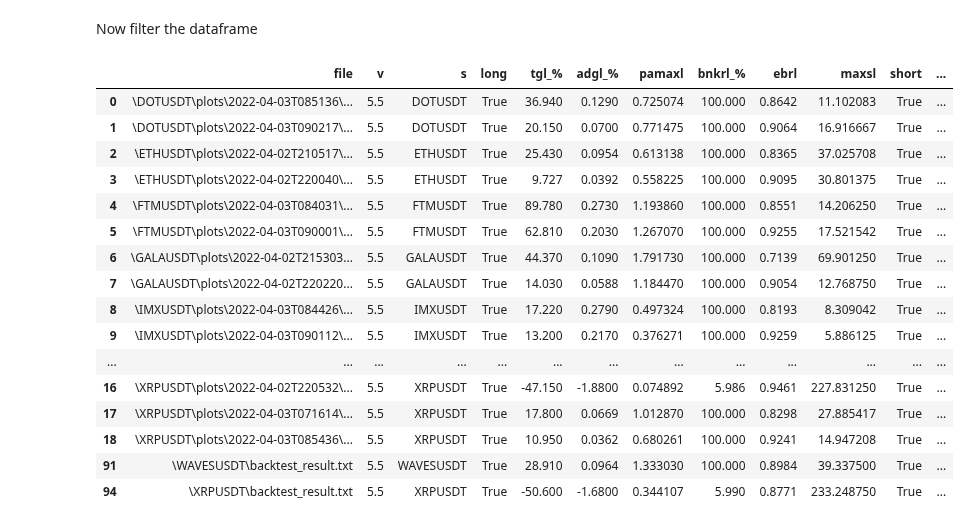
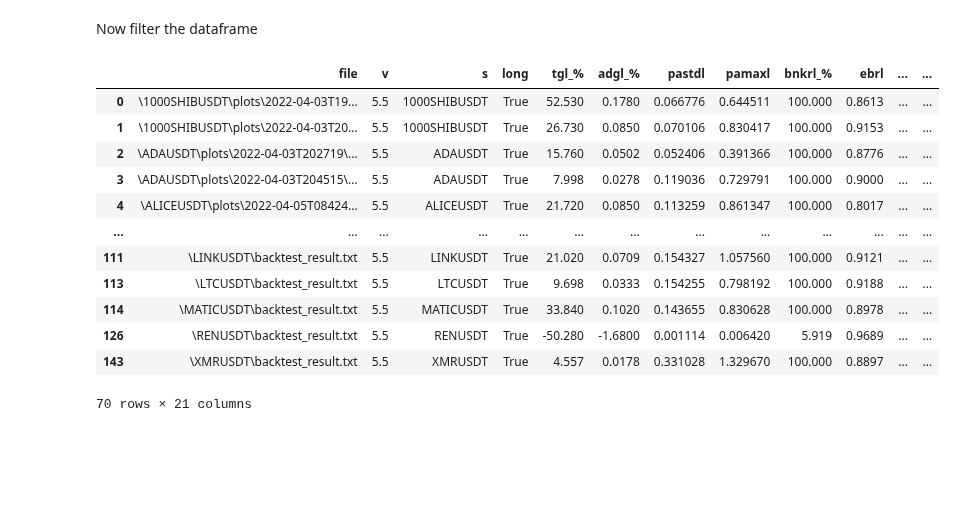
Before and after one commit to shroukkhan/passivbot, a Jupyter notebook: analyze_result.ipynb, the cells around one changed output. Drawn from its saved outputs; the diff is of its cells as text; code cells hidden in the pictures; blank space fills up the shorter version.

```diff
--- a/analyze_result.ipynb
+++ b/analyze_result.ipynb
@@ -55,6 +55,8 @@ for filename in files:
                     d['maxsl'] = float(value.replace('%', '').strip())/24
                 if key == 'Price action distance max' and current_state == 'long':
                     d['pamaxl'] = float(value.replace('%', '').strip())
+                if key == 'Price action distance std' and current_state == 'long':
+                    d['pastdl'] = float(value.strip())
 
                 if key == 'Total gain' and current_state == 'short':
                     d['tgs_%'] = float(value.replace('%', '').strip())
@@ -68,6 +70,8 @@ for filename in files:
                     d['maxss'] = float(value.replace('%', '').strip())/24
                 if key == 'Price action distance max' and current_state == 'short':
                     d['pamaxs'] = float(value.replace('%', '').strip())
+                if key == 'Price action distance std' and current_state == 'short':
+                    d['pastds'] = float(value.strip())
 
         d['prod'] = False
         big_data = big_data.append(d, ignore_index=True)
@@ -115,6 +119,9 @@ for filename in files:
                     d['maxsl'] = float(value.replace('%', '').strip())/24
                 if key == 'Price action distance max' and current_state == 'long':
                     d['pamaxl'] = float(value.replace('%', '').strip())
+                if key == 'Price action distance std' and current_state == 'long':
+                    d['pastdl'] = float(value.strip())
+
 
                 if key == 'Total gain' and current_state == 'short':
                     d['tgs_%'] = float(value.replace('%', '').strip())
@@ -128,6 +135,8 @@ for filename in files:
                     d['maxss'] = float(value.replace('%', '').strip())/24
                 if key == 'Price action distance max' and current_state == 'short':
                     d['pamaxs'] = float(value.replace('%', '').strip())
+                if key == 'Price action distance std' and current_state == 'short':
+                    d['pastds'] = float(value.strip())
 
         d['prod'] = True
         big_data = big_data.append(d, ignore_index=True)
@@ -153,61 +162,64 @@ Now filter the dataframe
 allowed_symbols = ["ETHUSDT", "XRPUSDT", "1000SHIBUSDT", "DOGEUSDT", "ADAUSDT",
                    "BNBUSDT", "MATICUSDT", "DOTUSDT", "SANDUSDT", "FTMUSDT",
                    "LTCUSDT", "LINKUSDT", "MANAUSDT", "ETCUSDT", "EOSUSDT",
                    "ATOMUSDT", "FILUSDT", "ICPUSDT", "ALICEUSDT", "LRCUSDT",
                    "BCHUSDT", "SUSHIUSDT", "XTZUSDT", "THETAUSDT", "CRVUSDT",
                    "ALGOUSDT", "CHZUSDT", "TRXUSDT", "VETUSDT", "CHRUSDT",
                    "ONEUSDT", "OMGUSDT", "XLMUSDT", "RUNEUSDT", "ENJUSDT",
                    "CELRUSDT", "SXPUSDT", "1INCHUSDT", "SRMUSDT", "COTIUSDT",
                    "ZECUSDT", "QTUMUSDT", "GRTUSDT", "DENTUSDT", "SFPUSDT",
                    "STORJUSDT", "IOTAUSDT", "HOTUSDT", "NEOUSDT", "COMPUSDT",
                    "LINAUSDT", "KAVAUSDT", "BATUSDT", "WAVESUSDT", "IOSTUSDT",
                    "ALPHAUSDT", "RLCUSDT", "HBARUSDT", "DODOUSDT", "XMRUSDT",
                    "SNXUSDT", "ANKRUSDT", "DASHUSDT", "REEFUSDT", "ZENUSDT",
                    "CVCUSDT", "RENUSDT", "ICXUSDT", "RSRUSDT", "SKLUSDT",
                    "NKNUSDT", "BELUSDT", "ONTUSDT", "OGNUSDT", "BLZUSDT",
                    "MTLUSDT", "CTKUSDT", "RVNUSDT", "LITUSDT", "MKRUSDT",
                    "OCEANUSDT", "ZILUSDT", "UNFIUSDT", "BANDUSDT", "YFIIUSDT",
                    "TOMOUSDT", "TRBUSDT", "KNCUSDT", "STMXUSDT", "ZRXUSDT",
                    "SCUSDT", "AKROUSDT", "XEMUSDT", "FLMUSDT", "BALUSDT",
                    "BTSUSDT", "DGBUSDT", "DEFIUSDT"]
 
-allowed_symbols = ["ETH", "GALA","XRP", "WAVES","RUNE","FTM","IMX","DOT" ]
+allowed_symbols = [
+
+    "ETH", "GALA", "1000SHIB", "SAND", "ADA", "CHZ", "BNB",
+    "ZEC", "MANA", "XMR", "ATOM", "MATIC", "LINK", "DOGE",
+    "LTC", "KNC", "PEOPLE", "ALICE", "ICX", "API3", "GRT",
+    "BAT", "REN", "FIL", "ENJ", "DYDX", "CRV"
+
+]
 allowed_symbols = [s + "USDT" for s in allowed_symbols]
 big_data['adgt_%'] = big_data['adgl_%'] + big_data['adgs_%']
 df = big_data[(big_data.s.isin(allowed_symbols))
-              #& (big_data['long'] == True)
-              #& (big_data['adgl_%'] > 0.04)
-              #& (big_data['short'] == True)
-              #& (big_data['adgt_%'] > 0.1)
-              #& (big_data['bnkrl_%'] > 95.0)
-              #& (big_data['bnkrs_%'] > 95.0)
-              #& (big_data['ebrs'] > .85)
-              #& (big_data['ebrl'] > .85)
-              #& (big_data['v'] == '5.5')
+    #& (big_data['long'] == True)
+    #& (big_data['adgl_%'] > 0.04)
+    #& (big_data['short'] == True)
+    #& (big_data['adgt_%'] > 0.1)
+    #& (big_data['bnkrl_%'] > 95.0)
+    #& (big_data['bnkrs_%'] > 95.0)
+    #& (big_data['ebrs'] > .85)
+    #& (big_data['ebrl'] > .85)
+    #& (big_data['v'] == '5.5')
 
     # & (big_data['tg_%'] > 10)
     # & (big_data['ebr'] > .85)
-              ]
+]
 #df['total_adg'] = big_data['adgl_%'] + big_data['adgs_%']
 df
 # %% [output]
-|  | file | v | s | long | tgl_% | adgl_% | pamaxl | bnkrl_% | ebrl | maxsl | short | ... |
-| 0 | \DOTUSDT\plots\2022-04-03T085136\... | 5.5 | DOTUSDT | True | 36.940 | 0.1290 | 0.725074 | 100.000 | 0.8642 | 11.102083 | True | ... |
-| 1 | \DOTUSDT\plots\2022-04-03T090217\... | 5.5 | DOTUSDT | True | 20.150 | 0.0700 | 0.771475 | 100.000 | 0.9064 | 16.916667 | True | ... |
-| 2 | \ETHUSDT\plots\2022-04-02T210517\... | 5.5 | ETHUSDT | True | 25.430 | 0.0954 | 0.613138 | 100.000 | 0.8365 | 37.025708 | True | ... |
-| 3 | \ETHUSDT\plots\2022-04-02T220040\... | 5.5 | ETHUSDT | True | 9.727 | 0.0392 | 0.558225 | 100.000 | 0.9095 | 30.801375 | True | ... |
-| 4 | \FTMUSDT\plots\2022-04-03T084031\... | 5.5 | FTMUSDT | True | 89.780 | 0.2730 | 1.193860 | 100.000 | 0.8551 | 14.206250 | True | ... |
-| 5 | \FTMUSDT\plots\2022-04-03T090001\... | 5.5 | FTMUSDT | True | 62.810 | 0.2030 | 1.267070 | 100.000 | 0.9255 | 17.521542 | True | ... |
-| 6 | \GALAUSDT\plots\2022-04-02T215303... | 5.5 | GALAUSDT | True | 44.370 | 0.1090 | 1.791730 | 100.000 | 0.7139 | 69.901250 | True | ... |
-| 7 | \GALAUSDT\plots\2022-04-02T220220... | 5.5 | GALAUSDT | True | 14.030 | 0.0588 | 1.184470 | 100.000 | 0.9054 | 12.768750 | True | ... |
-| 8 | \IMXUSDT\plots\2022-04-03T084426\... | 5.5 | IMXUSDT | True | 17.220 | 0.2790 | 0.497324 | 100.000 | 0.8193 | 8.309042 | True | ... |
-| 9 | \IMXUSDT\plots\2022-04-03T090112\... | 5.5 | IMXUSDT | True | 13.200 | 0.2170 | 0.376271 | 100.000 | 0.9259 | 5.886125 | True | ... |
+|  | file | v | s | long | tgl_% | adgl_% | pastdl | pamaxl | bnkrl_% | ebrl | ... | ... |
+| 0 | \1000SHIBUSDT\plots\2022-04-03T19... | 5.5 | 1000SHIBUSDT | True | 52.530 | 0.1780 | 0.066776 | 0.644511 | 100.000 | 0.8613 | ... | ... |
+| 1 | \1000SHIBUSDT\plots\2022-04-03T20... | 5.5 | 1000SHIBUSDT | True | 26.730 | 0.0850 | 0.070106 | 0.830417 | 100.000 | 0.9153 | ... | ... |
+| 2 | \ADAUSDT\plots\2022-04-03T202719\... | 5.5 | ADAUSDT | True | 15.760 | 0.0502 | 0.052406 | 0.391366 | 100.000 | 0.8776 | ... | ... |
+| 3 | \ADAUSDT\plots\2022-04-03T204515\... | 5.5 | ADAUSDT | True | 7.998 | 0.0278 | 0.119036 | 0.729791 | 100.000 | 0.9000 | ... | ... |
+| 4 | \ALICEUSDT\plots\2022-04-05T08424... | 5.5 | ALICEUSDT | True | 21.720 | 0.0850 | 0.113259 | 0.861347 | 100.000 | 0.8017 | ... | ... |
 | ... | ... | ... | ... | ... | ... | ... | ... | ... | ... | ... | ... | ... |
-| 16 | \XRPUSDT\plots\2022-04-02T220532\... | 5.5 | XRPUSDT | True | -47.150 | -1.8800 | 0.074892 | 5.986 | 0.9461 | 227.831250 | True | ... |
-| 17 | \XRPUSDT\plots\2022-04-03T071614\... | 5.5 | XRPUSDT | True | 17.800 | 0.0669 | 1.012870 | 100.000 | 0.8298 | 27.885417 | True | ... |
-| 18 | \XRPUSDT\plots\2022-04-03T085436\... | 5.5 | XRPUSDT | True | 10.950 | 0.0362 | 0.680261 | 100.000 | 0.9241 | 14.947208 | True | ... |
-| 91 | \WAVESUSDT\backtest_result.txt | 5.5 | WAVESUSDT | True | 28.910 | 0.0964 | 1.333030 | 100.000 | 0.8984 | 39.337500 | True | ... |
-| 94 | \XRPUSDT\backtest_result.txt | 5.5 | XRPUSDT | True | -50.600 | -1.6800 | 0.344107 | 5.990 | 0.8771 | 233.248750 | True | ... |
+| 111 | \LINKUSDT\backtest_result.txt | 5.5 | LINKUSDT | True | 21.020 | 0.0709 | 0.154327 | 1.057560 | 100.000 | 0.9121 | ... | ... |
+| 113 | \LTCUSDT\backtest_result.txt | 5.5 | LTCUSDT | True | 9.698 | 0.0333 | 0.154255 | 0.798192 | 100.000 | 0.9188 | ... | ... |
+| 114 | \MATICUSDT\backtest_result.txt | 5.5 | MATICUSDT | True | 33.840 | 0.1020 | 0.143655 | 0.830628 | 100.000 | 0.8978 | ... | ... |
+| 126 | \RENUSDT\backtest_result.txt | 5.5 | RENUSDT | True | -50.280 | -1.6800 | 0.001114 | 0.006420 | 5.919 | 0.9689 | ... | ... |
+| 143 | \XMRUSDT\backtest_result.txt | 5.5 | XMRUSDT | True | 4.557 | 0.0178 | 0.331028 | 1.329670 | 100.000 | 0.8897 | ... | ... |
+70 rows × 21 columns
 # %%
 df.drop_duplicates(
     subset=['s', 'prod', 'tgl_%', 'tgs_%', 'adgl_%', 'adgs_%', 'adgt_%', 'bnkrl_%', 'bnkrs_%', 'ebrl', 'ebrs', 'long',
```
Also changed, not shown: parts of 2 cells of this notebook, 22 other files.
